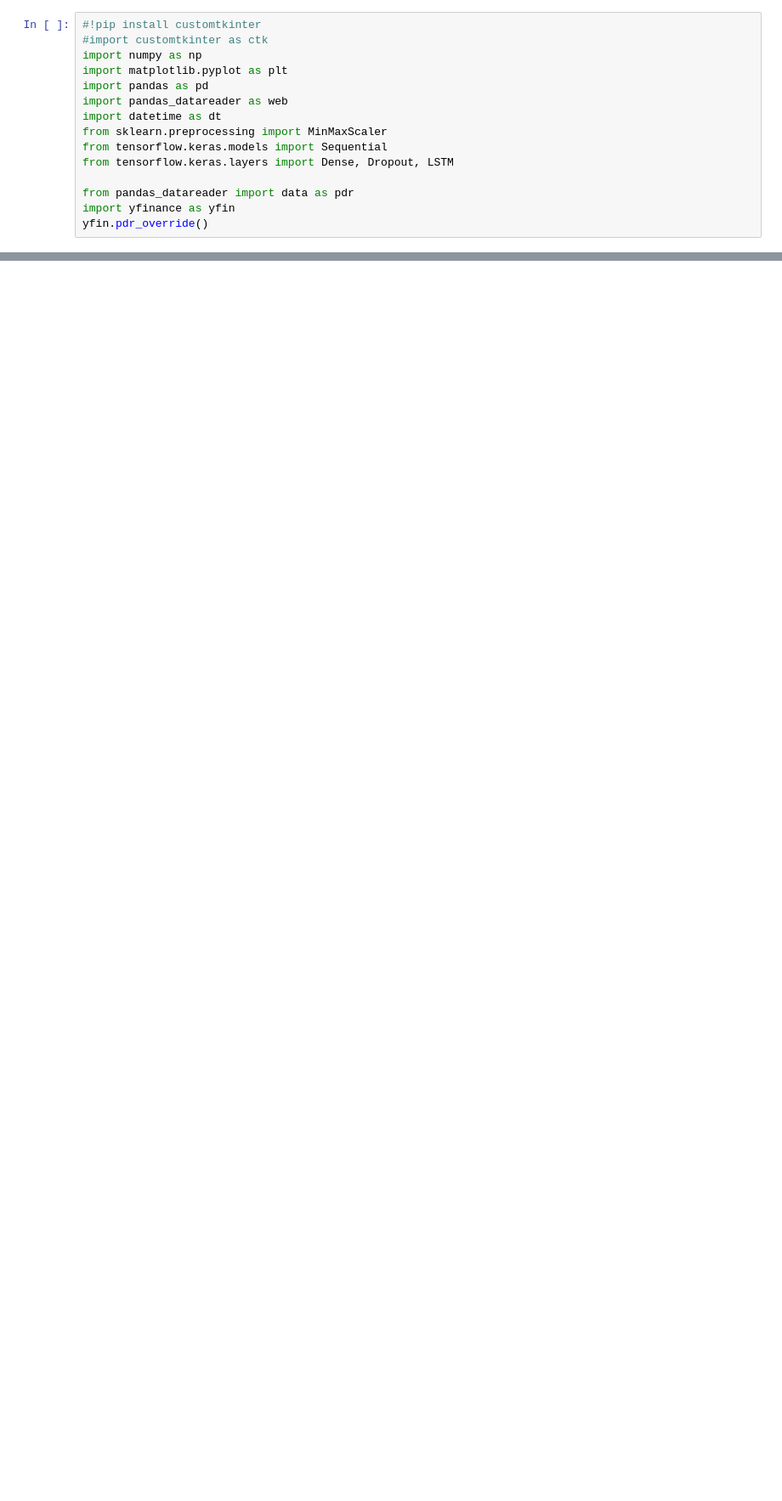
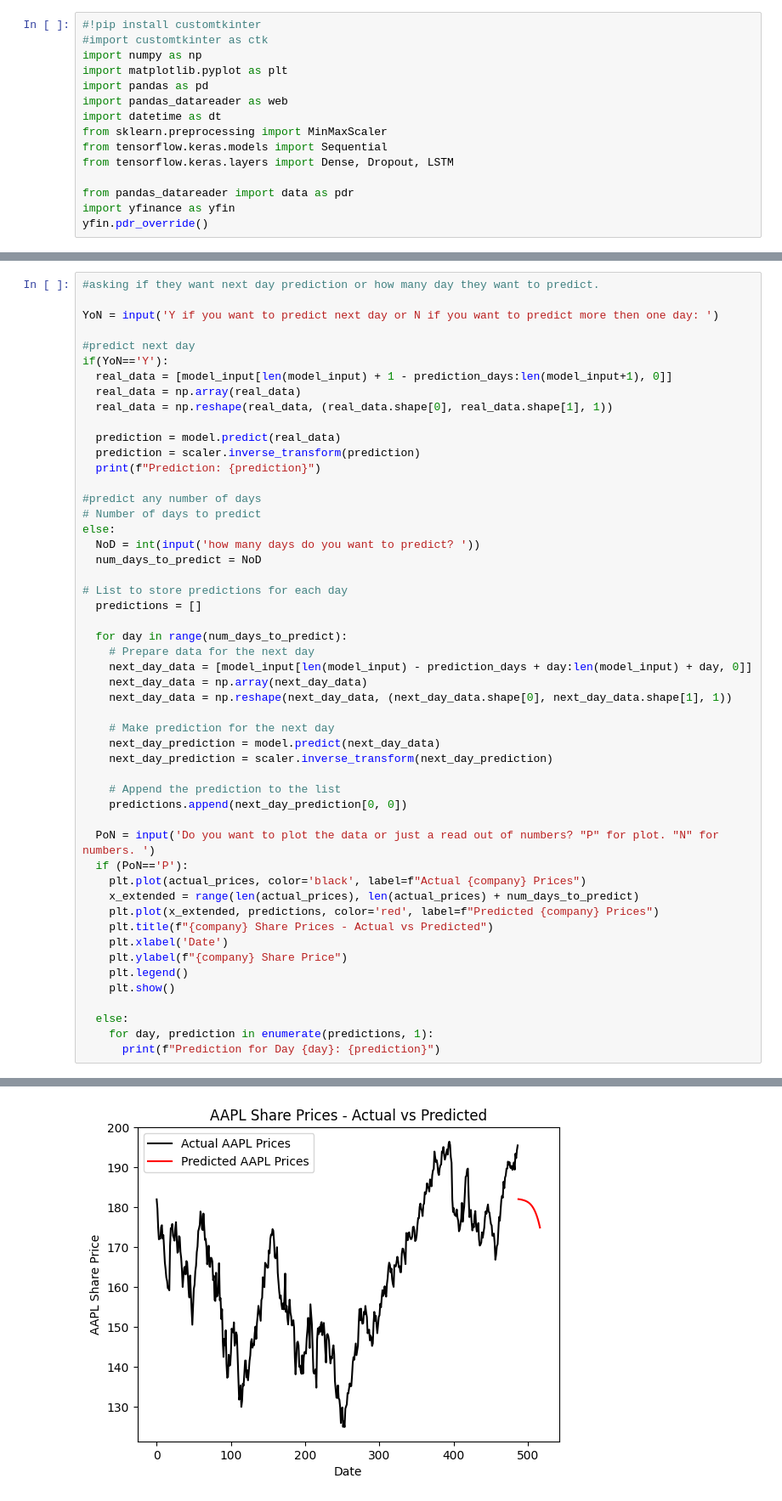
Before and after one commit to aaaronalexis/StockBot, a Jupyter notebook: stockBot.ipynb, the cells around one changed output, grey strips where cells are left out. Shown at 85% size. Cells and saved outputs as stored; diff of their text form; blank space fills up the shorter version.

```diff
--- a/stockBot.ipynb
+++ b/stockBot.ipynb
@@ -194,0 +182,52 @@ Prediction: [[179.94824]]
+# %%
+#asking if they want next day prediction or how many day they want to predict.
+
+YoN = input('Y if you want to predict next day or N if you want to predict more then one day: ')
+
+#predict next day
+if(YoN=='Y'):
+  real_data = [model_input[len(model_input) + 1 - prediction_days:len(model_input+1), 0]]
+  real_data = np.array(real_data)
+  real_data = np.reshape(real_data, (real_data.shape[0], real_data.shape[1], 1))
+
+  prediction = model.predict(real_data)
+  prediction = scaler.inverse_transform(prediction)
+  print(f"Prediction: {prediction}")
+
+#predict any number of days
+# Number of days to predict
+else:
+  NoD = int(input('how many days do you want to predict? '))
+  num_days_to_predict = NoD
+
+# List to store predictions for each day
+  predictions = []
+
+  for day in range(num_days_to_predict):
+    # Prepare data for the next day
+    next_day_data = [model_input[len(model_input) - prediction_days + day:len(model_input) + day, 0]]
+    next_day_data = np.array(next_day_data)
+    next_day_data = np.reshape(next_day_data, (next_day_data.shape[0], next_day_data.shape[1], 1))
+
+    # Make prediction for the next day
+    next_day_prediction = model.predict(next_day_data)
+    next_day_prediction = scaler.inverse_transform(next_day_prediction)
+
+    # Append the prediction to the list
+    predictions.append(next_day_prediction[0, 0])
+
+  PoN = input('Do you want to plot the data or just a read out of numbers? "P" for plot. "N" for numbers. ')
+  if (PoN=='P'):
+    plt.plot(actual_prices, color='black', label=f"Actual {company} Prices")
+    x_extended = range(len(actual_prices), len(actual_prices) + num_days_to_predict)
+    plt.plot(x_extended, predictions, color='red', label=f"Predicted {company} Prices")
+    plt.title(f"{company} Share Prices - Actual vs Predicted")
+    plt.xlabel('Date')
+    plt.ylabel(f"{company} Share Price")
+    plt.legend()
+    plt.show()
+
+  else:
+    for day, prediction in enumerate(predictions, 1):
+      print(f"Prediction for Day {day}: {prediction}")
+# %% [output]
@@ -194,0 +251 @@ Prediction: [[179.94824]]
+[figure, added]
```
Also changed, not shown: parts of 3 cells of this notebook.
